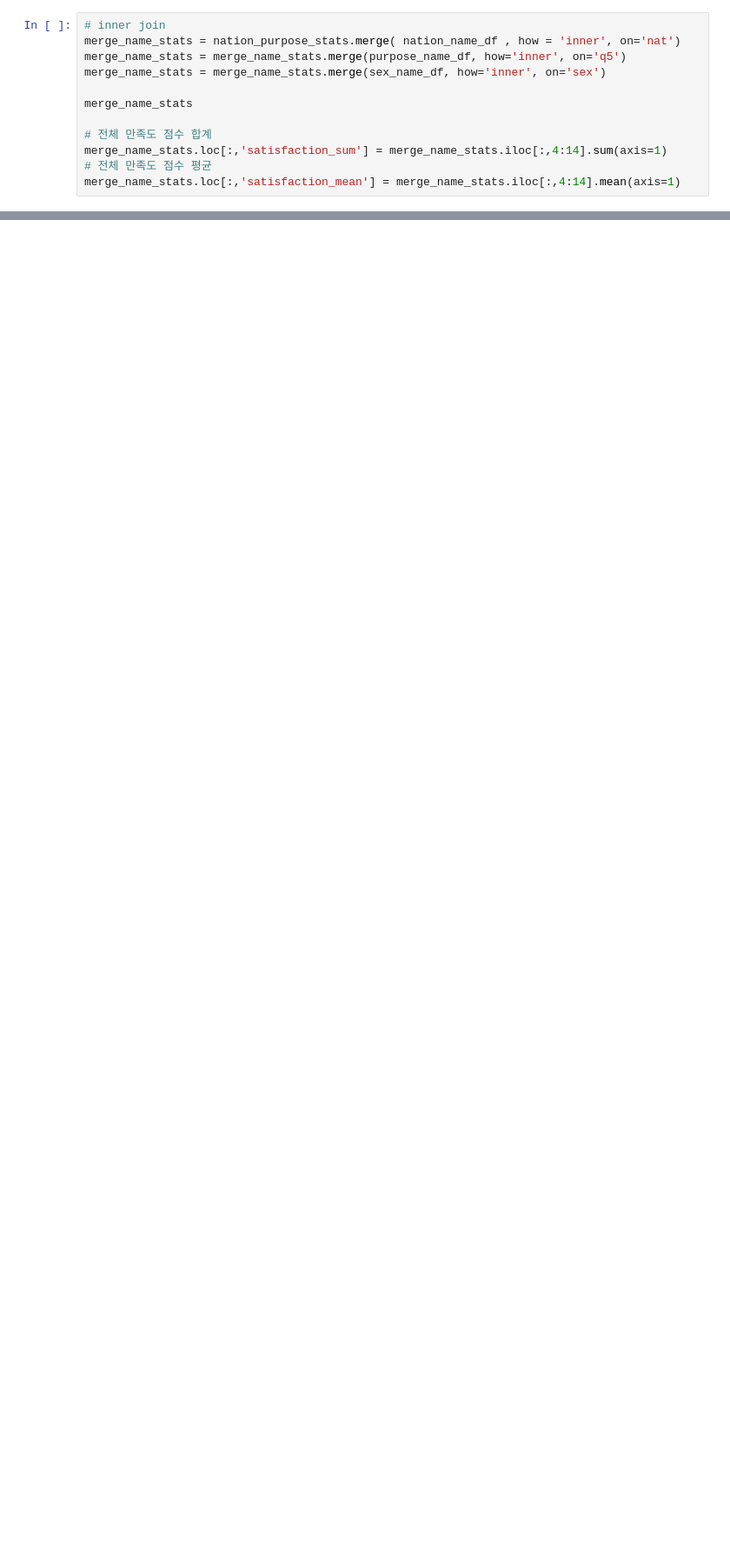
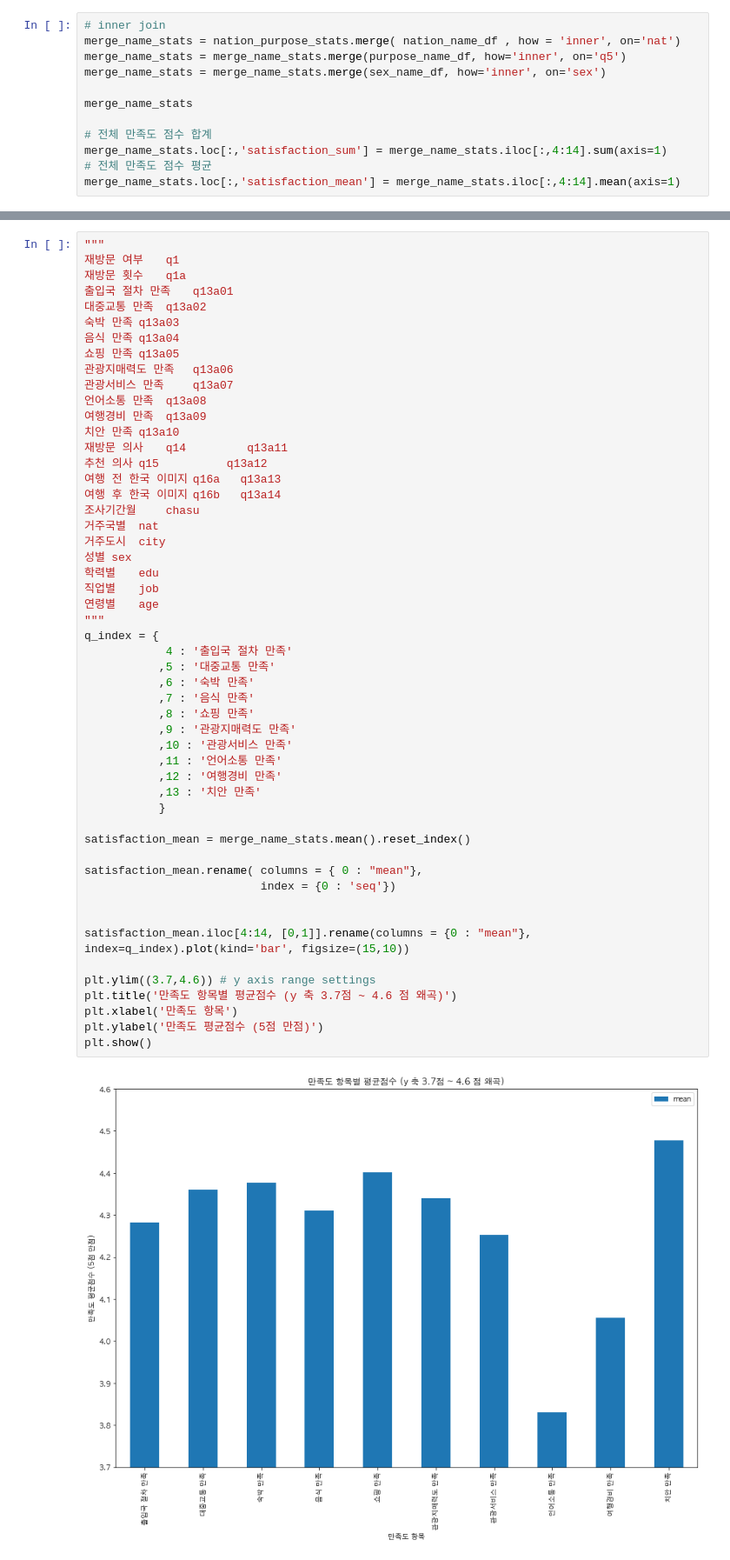
Before and after one commit to asdhgfasd1/2020, a Jupyter notebook: statistics/des_stats01.ipynb, the cells around one changed output, grey strips where cells are left out. Shown: that part at 87% size. Drawn from its saved outputs; the diff is of its cells as text; blank space fills up the shorter version.

```diff
--- a/statistics/des_stats01.ipynb
+++ b/statistics/des_stats01.ipynb
@@ -462,3 +449,57 @@ plt.show()
 # 일본 여행객의 전반적 만족도 점수가 낮았다.
 # %% [output]
 [figure]
+# %%
+"""
+재방문 여부	q1
+재방문 횟수	q1a
+출입국 절차 만족	q13a01
+대중교통 만족	q13a02
+숙박 만족	q13a03
+음식 만족	q13a04
+쇼핑 만족	q13a05
+관광지매력도 만족	q13a06
+관광서비스 만족	q13a07
+언어소통 만족	q13a08
+여행경비 만족	q13a09
+치안 만족	q13a10
+재방문 의사	q14         q13a11
+추천 의사	q15          q13a12
+여행 전 한국 이미지	q16a   q13a13
+여행 후 한국 이미지	q16b   q13a14
+조사기간월	chasu
+거주국별	nat
+거주도시	city
+성별	sex
+학력별	edu
+직업별	job
+연령별	age
+"""
+q_index = {
+            4 : '출입국 절차 만족'
+           ,5 : '대중교통 만족'
+           ,6 : '숙박 만족'
+           ,7 : '음식 만족'
+           ,8 : '쇼핑 만족'
+           ,9 : '관광지매력도 만족'
+           ,10 : '관광서비스 만족'
+           ,11 : '언어소통 만족'
+           ,12 : '여행경비 만족'
+           ,13 : '치안 만족'
+           }
+
+satisfaction_mean = merge_name_stats.mean().reset_index()
+
+satisfaction_mean.rename( columns = { 0 : "mean"},
+                          index = {0 : 'seq'})
+
+
+satisfaction_mean.iloc[4:14, [0,1]].rename(columns = {0 : "mean"}, index=q_index).plot(kind='bar', figsize=(15,10))
+
+plt.ylim((3.7,4.6)) # y axis range settings
+plt.title('만족도 항목별 평균점수 (y 축 3.7점 ~ 4.6 점 왜곡)')
+plt.xlabel('만족도 항목')
+plt.ylabel('만족도 평균점수 (5점 만점)')
+plt.show()
+# %% [output]
+[figure, added]
```
Also changed, not shown: parts of 3 cells of this notebook.
